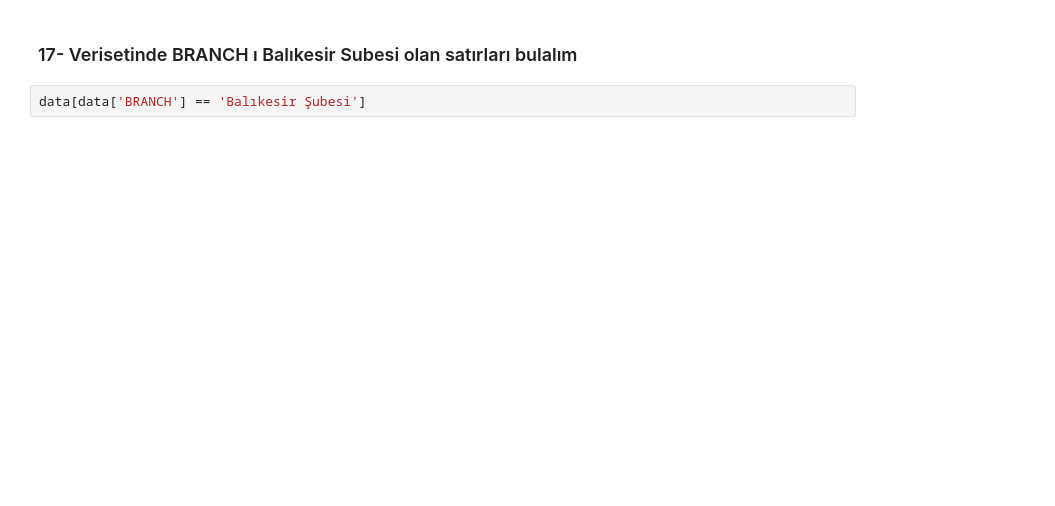
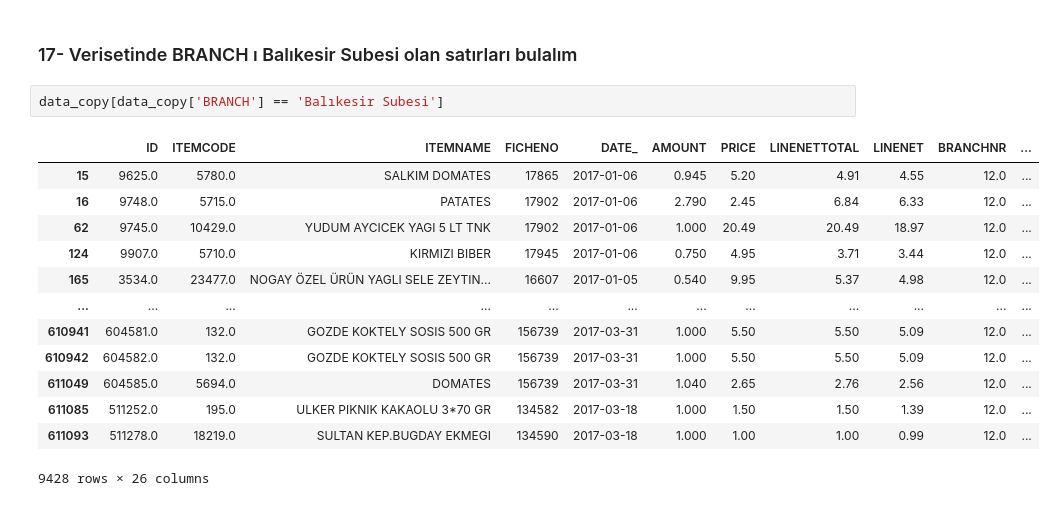
Before and after one commit to gulseliocakci/VeriBilimineGirisOdev, a Jupyter notebook: HAFTA 3/marketsales.ipynb, the cells around one changed output. Cells and saved outputs as stored; diff of their text form; blank space fills up the shorter version.

```diff
--- a/HAFTA 3/marketsales.ipynb
+++ b/HAFTA 3/marketsales.ipynb
@@ -76,4 +224,18 @@ data[data['LINENETTOTAL'] > 15]
 # %% [markdown]
 ### 17- Verisetinde BRANCH ı Balıkesir Subesi olan satırları bulalım
-# %%
-data[data['BRANCH'] == 'Balıkesir Şubesi']
+# %%
+data_copy[data_copy['BRANCH'] == 'Balıkesir Subesi']
+# %% [output]
+|  | ID | ITEMCODE | ITEMNAME | FICHENO | DATE_ | AMOUNT | PRICE | LINENETTOTAL | LINENET | BRANCHNR | ... |
+| 15 | 9625.0 | 5780.0 | SALKIM DOMATES | 17865 | 2017-01-06 | 0.945 | 5.20 | 4.91 | 4.55 | 12.0 | ... |
+| 16 | 9748.0 | 5715.0 | PATATES | 17902 | 2017-01-06 | 2.790 | 2.45 | 6.84 | 6.33 | 12.0 | ... |
+| 62 | 9745.0 | 10429.0 | YUDUM AYCICEK YAGI 5 LT TNK | 17902 | 2017-01-06 | 1.000 | 20.49 | 20.49 | 18.97 | 12.0 | ... |
+| 124 | 9907.0 | 5710.0 | KIRMIZI BIBER | 17945 | 2017-01-06 | 0.750 | 4.95 | 3.71 | 3.44 | 12.0 | ... |
+| 165 | 3534.0 | 23477.0 | NOGAY ÖZEL ÜRÜN YAGLI SELE ZEYTIN... | 16607 | 2017-01-05 | 0.540 | 9.95 | 5.37 | 4.98 | 12.0 | ... |
+| ... | ... | ... | ... | ... | ... | ... | ... | ... | ... | ... | ... |
+| 610941 | 604581.0 | 132.0 | GOZDE KOKTELY SOSIS 500 GR | 156739 | 2017-03-31 | 1.000 | 5.50 | 5.50 | 5.09 | 12.0 | ... |
+| 610942 | 604582.0 | 132.0 | GOZDE KOKTELY SOSIS 500 GR | 156739 | 2017-03-31 | 1.000 | 5.50 | 5.50 | 5.09 | 12.0 | ... |
+| 611049 | 604585.0 | 5694.0 | DOMATES | 156739 | 2017-03-31 | 1.040 | 2.65 | 2.76 | 2.56 | 12.0 | ... |
+| 611085 | 511252.0 | 195.0 | ULKER PIKNIK KAKAOLU 3*70 GR | 134582 | 2017-03-18 | 1.000 | 1.50 | 1.50 | 1.39 | 12.0 | ... |
+| 611093 | 511278.0 | 18219.0 | SULTAN KEP.BUGDAY EKMEGI | 134590 | 2017-03-18 | 1.000 | 1.00 | 1.00 | 0.99 | 12.0 | ... |
+9428 rows × 26 columns
```
Also changed, not shown: parts of 17 cells of this notebook.
